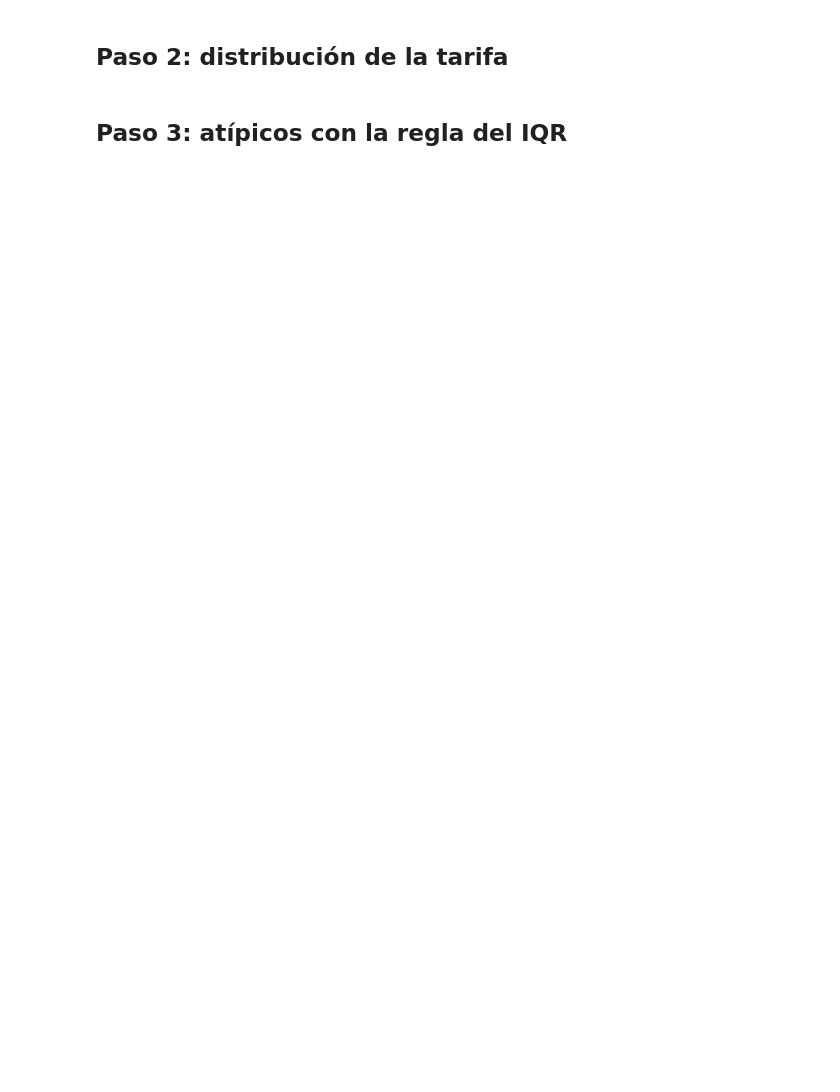
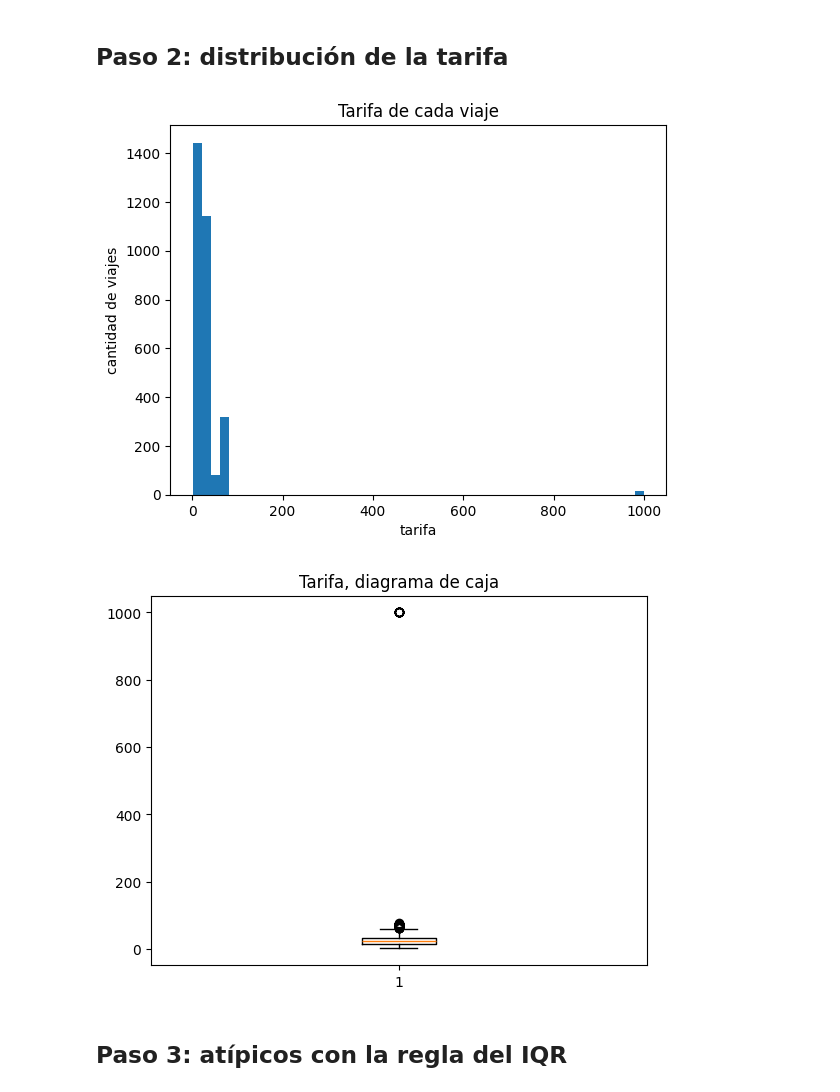
Before and after one commit to yahashuaPP/data-science-end-to-end, a Jupyter notebook: laboratorios/semana-08-sesion-02/starter/ejercicio1_explorar.ipynb, the cells around one changed output. Saved outputs shown, nothing was run; the diff lists cells and outputs as text; code cells hidden in the pictures; blank space fills up the shorter version.

```diff
--- a/laboratorios/semana-08-sesion-02/starter/ejercicio1_explorar.ipynb
+++ b/laboratorios/semana-08-sesion-02/starter/ejercicio1_explorar.ipynb
@@ -23,15 +41,19 @@ print(viajes.head())
 # %%
 plt.figure()
 # TODO 2: histograma de la tarifa, con 50 barras.
+plt.hist(viajes["tarifa"], bins=50)
 plt.title("Tarifa de cada viaje")
 plt.xlabel("tarifa")
 plt.ylabel("cantidad de viajes")
 plt.show()
 
 plt.figure()
 plt.boxplot(viajes["tarifa"])
 plt.title("Tarifa, diagrama de caja")
 plt.show()
+# %% [output]
+[figure, added]
+[figure, added]
 # %% [markdown]
 ## Paso 3: atípicos con la regla del IQR
 # %%
```
Also changed, not shown: parts of 3 cells of this notebook, 45 other files.
